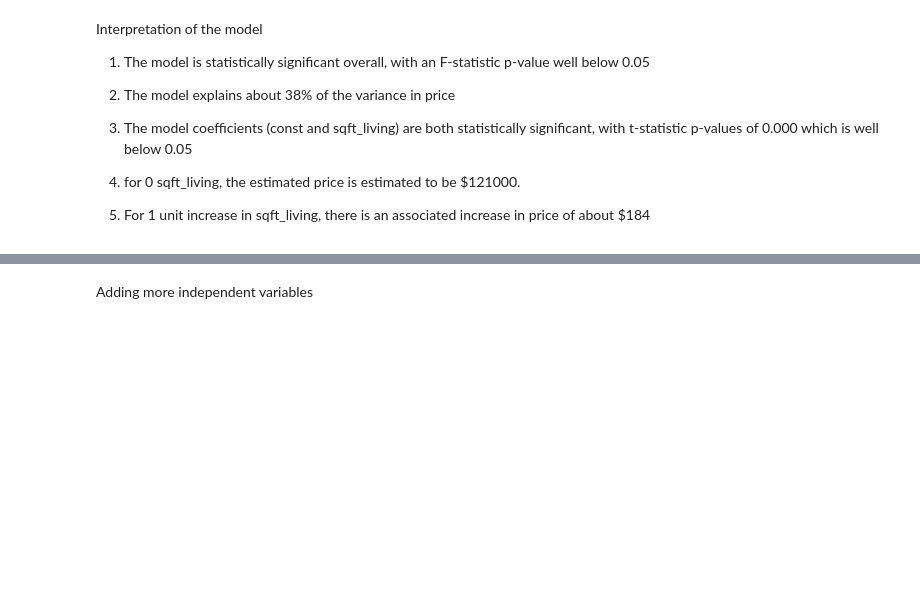
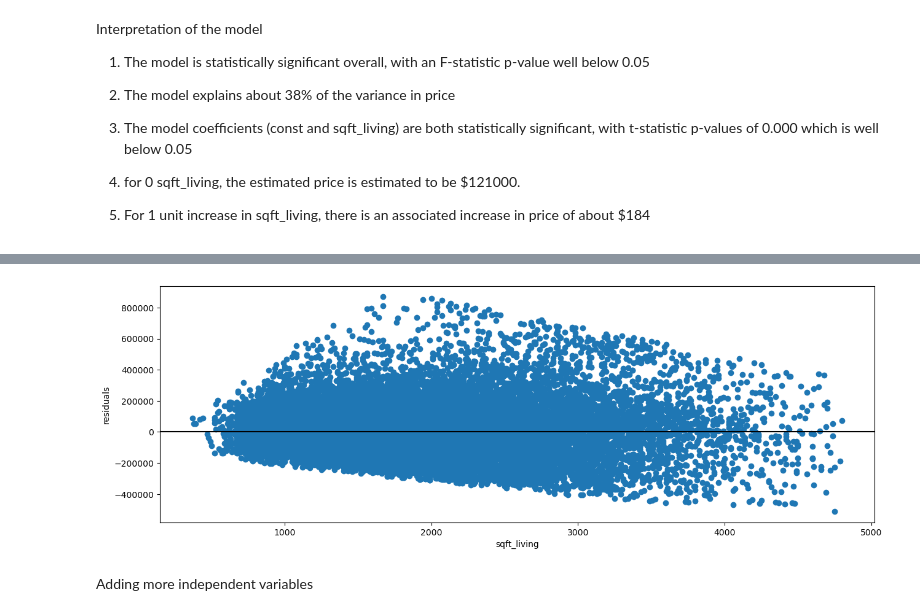
Before and after one commit to Chemami12/Phase2Project, a Jupyter notebook: student.ipynb, the cells around one changed output, grey strips where cells are left out. Drawn from its saved outputs; the diff is of its cells as text; code cells hidden in the pictures; blank space fills up the shorter version.

```diff
--- a/student.ipynb
+++ b/student.ipynb
@@ -434,3 +444,13 @@ Interpretation of the model
+# %%
+fig, ax = plt.subplots(figsize=(15,5))
+
+ax.scatter(data["sqft_living"], result.resid)
+ax.axhline(y=0, color="black")
+
+ax.set_xlabel("sqft_living")
+ax.set_ylabel("residuals");
+# %% [output]
+[figure, added]
 # %% [markdown]
 Adding more independent variables
 # %%
```
Also changed, not shown: parts of 4 cells of this notebook.
